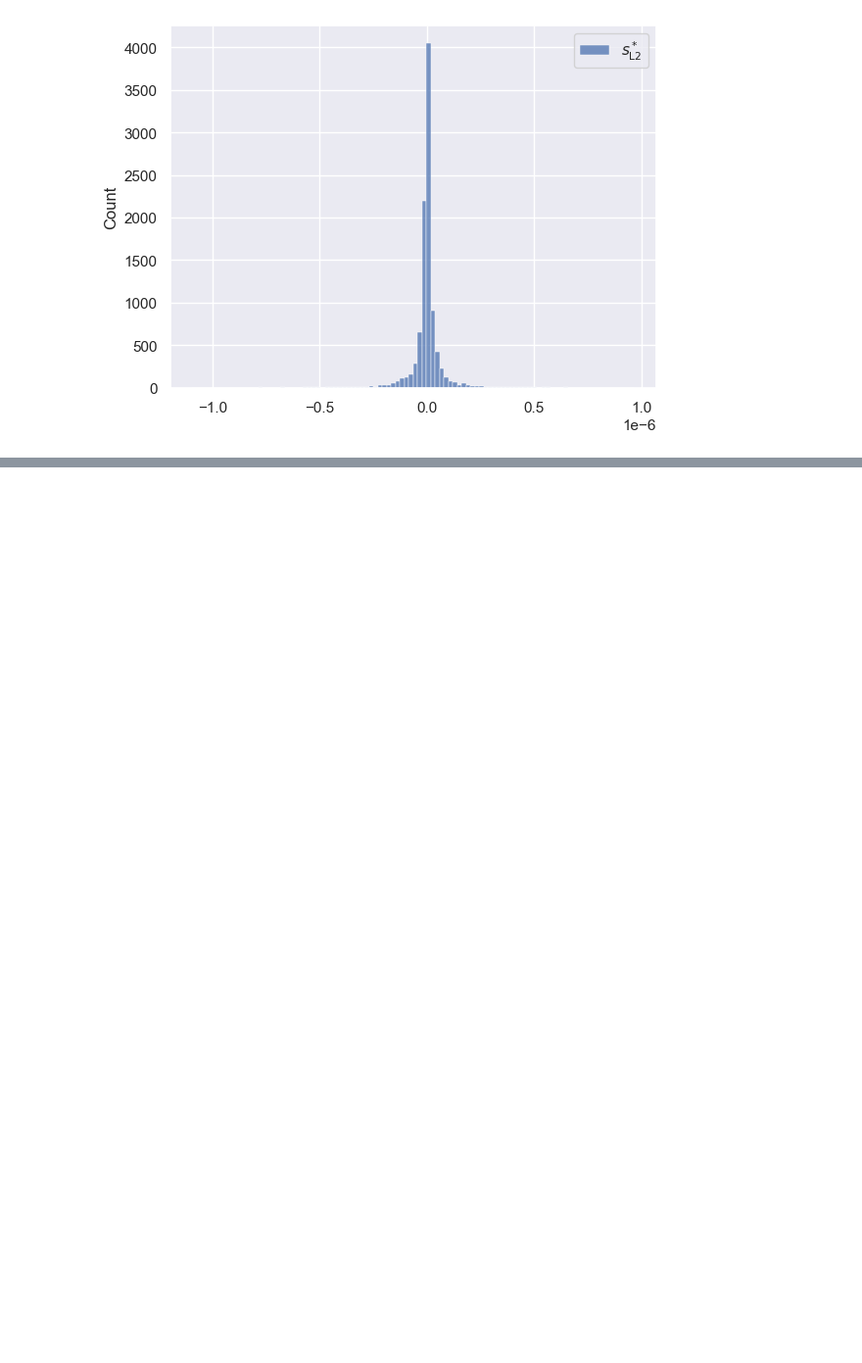
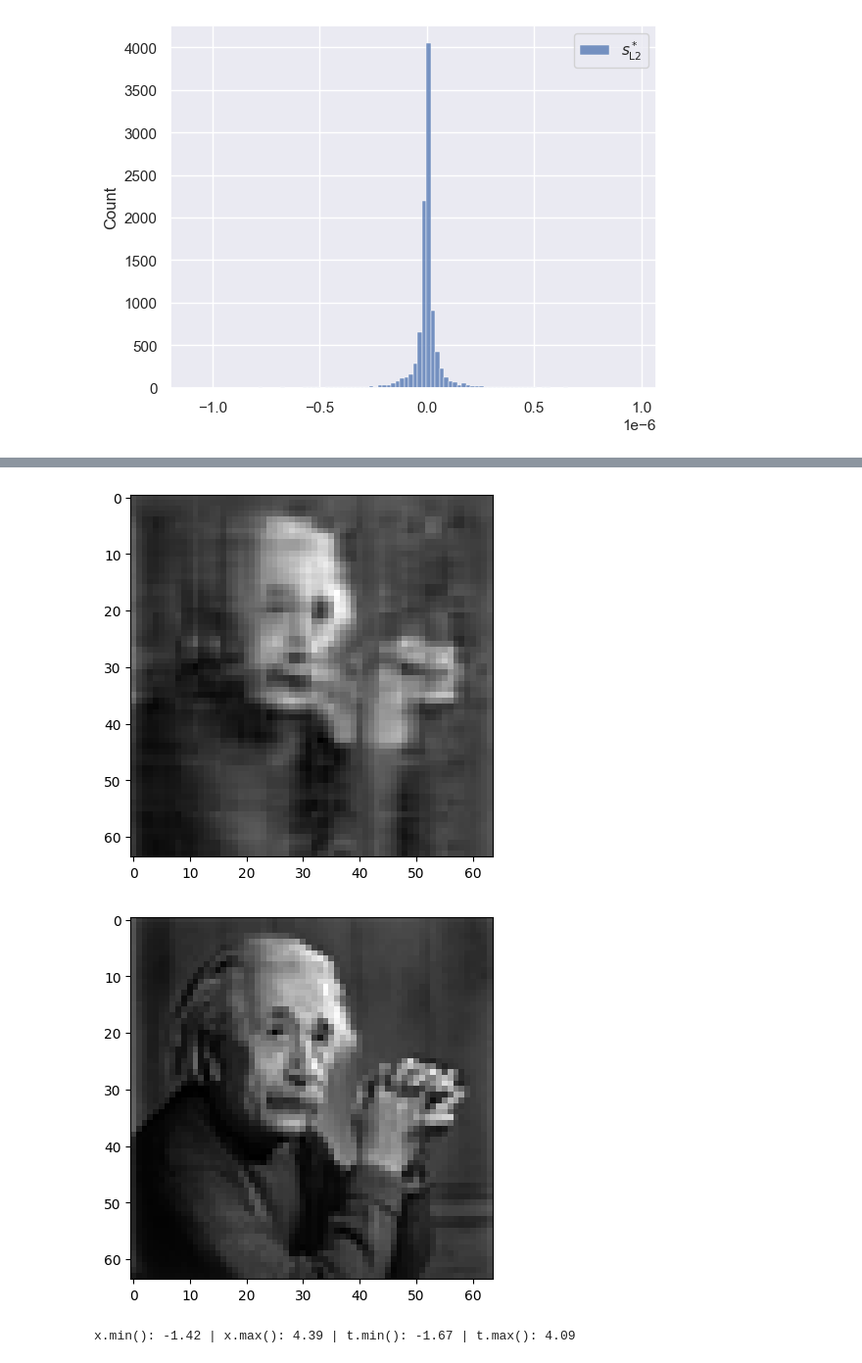
Before and after one commit to marawangamal/ptn, a Jupyter notebook: scripts/projects/qft.ipynb, the cells around one changed output, grey strips where cells are left out. Shown at 98% size. Drawn from its saved outputs; the diff is of its cells as text; code cells hidden in the pictures; blank space fills up the shorter version.

```diff
--- a/scripts/projects/qft.ipynb
+++ b/scripts/projects/qft.ipynb
@@ -166,0 +169,18 @@ plt.show()
+# %%
+# ===================================
+# Tensor completion (Basic Example)
+# ===================================
+
+import tntorch as tn
+import torch
+
+# Model
+t = tn.rand(32, 32, 32, ranks_tt=6, requires_grad=True)
+
+# Data
+X = [[0, 0, 0], [0, 0, 1], [0, 0, 2]]
+y = torch.randn(3)
+
+def loss(t):
+    return tn.relative_error(y, t[X])
+tn.optimize(t, loss)
@@ -166,0 +296,10 @@ plt.show()
+# %%
+plt.imshow(t.numpy().reshape(*image_shape), vmin=t.numpy().min(), vmax=t.numpy().max(), cmap='gray')
+plt.show()
+plt.imshow(x.numpy(), vmin=x.numpy().min(), vmax=x.numpy().max(), cmap='gray')
+plt.show()
+print(f"x.min(): {x.numpy().min():.2f} | x.max(): {x.numpy().max():.2f} | t.min(): {t.numpy().min():.2f} | t.max(): {t.numpy().max():.2f}")
+# %% [output]
+[figure, added]
+[figure, added]
+x.min(): -1.42 | x.max(): 4.39 | t.min(): -1.67 | t.max(): 4.09
```
Also changed, not shown: parts of 4 cells of this notebook, 16 other files.
